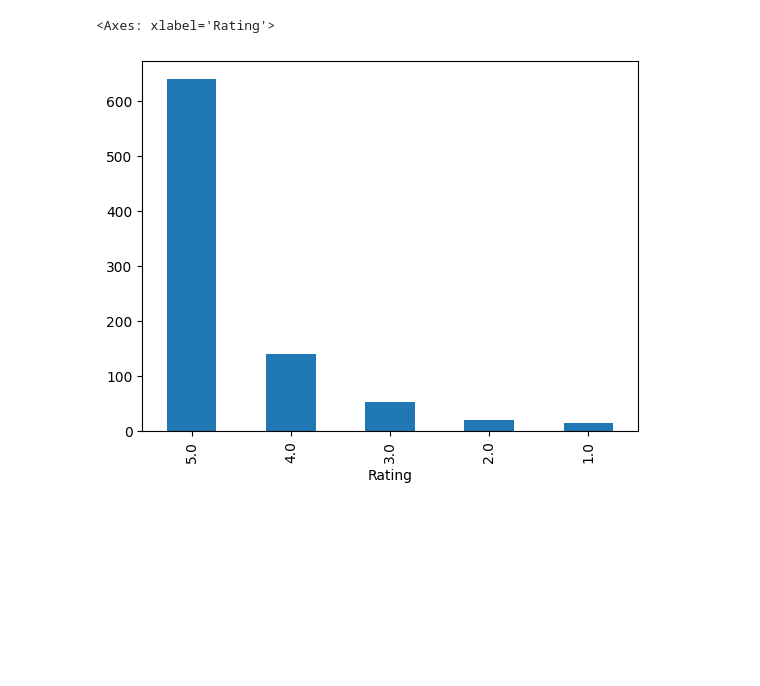
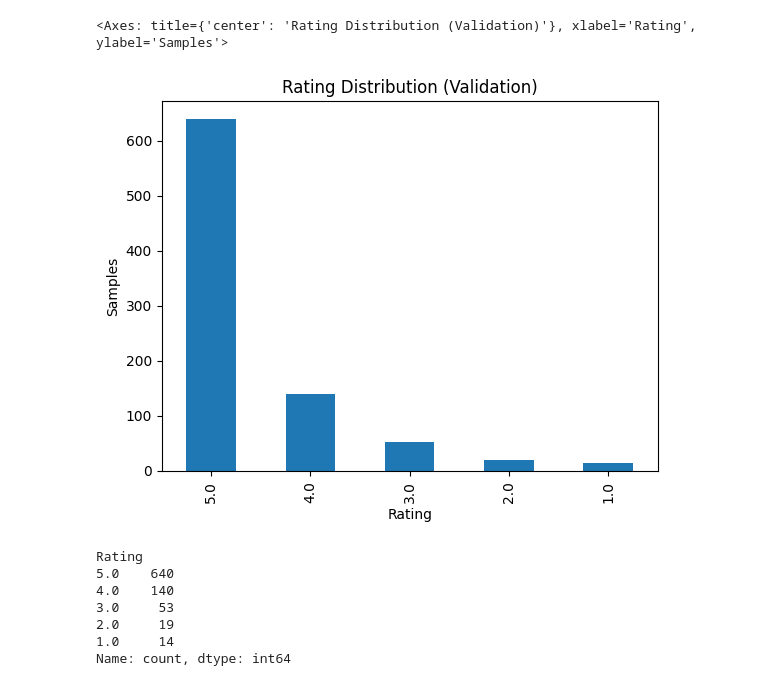
Before and after one commit to steiner-julian/ethics-for-natural-language-processing, a Jupyter notebook: HW0/Data_Analysis.ipynb, the cells around one changed output. Saved outputs shown, nothing was run; the diff lists cells and outputs as text; code cells hidden in the pictures; blank space fills up the shorter version.

```diff
--- a/HW0/Data_Analysis.ipynb
+++ b/HW0/Data_Analysis.ipynb
@@ -46,5 +56,15 @@ test_data['Rating'].value_counts().plot(kind='bar')
+# %%
+validation_data['Rating'].value_counts().plot(kind='bar', title='Rating Distribution (Validation)', xlabel='Rating', ylabel='Samples')
+# %% [output]
+<Axes: title={'center': 'Rating Distribution (Validation)'}, xlabel='Rating', ylabel='Samples'>
+[figure, added]
 # %%
-validation_data['Rating'].value_counts().plot(kind='bar')
+validation_data['Rating'].value_counts()
 # %% [output]
-<Axes: xlabel='Rating'>
+Rating
+5.0    640
+4.0    140
+3.0     53
+2.0     19
+1.0     14
+Name: count, dtype: int64
-[figure, removed]
```
Also changed, not shown: parts of 3 cells of this notebook, 13 other files.
